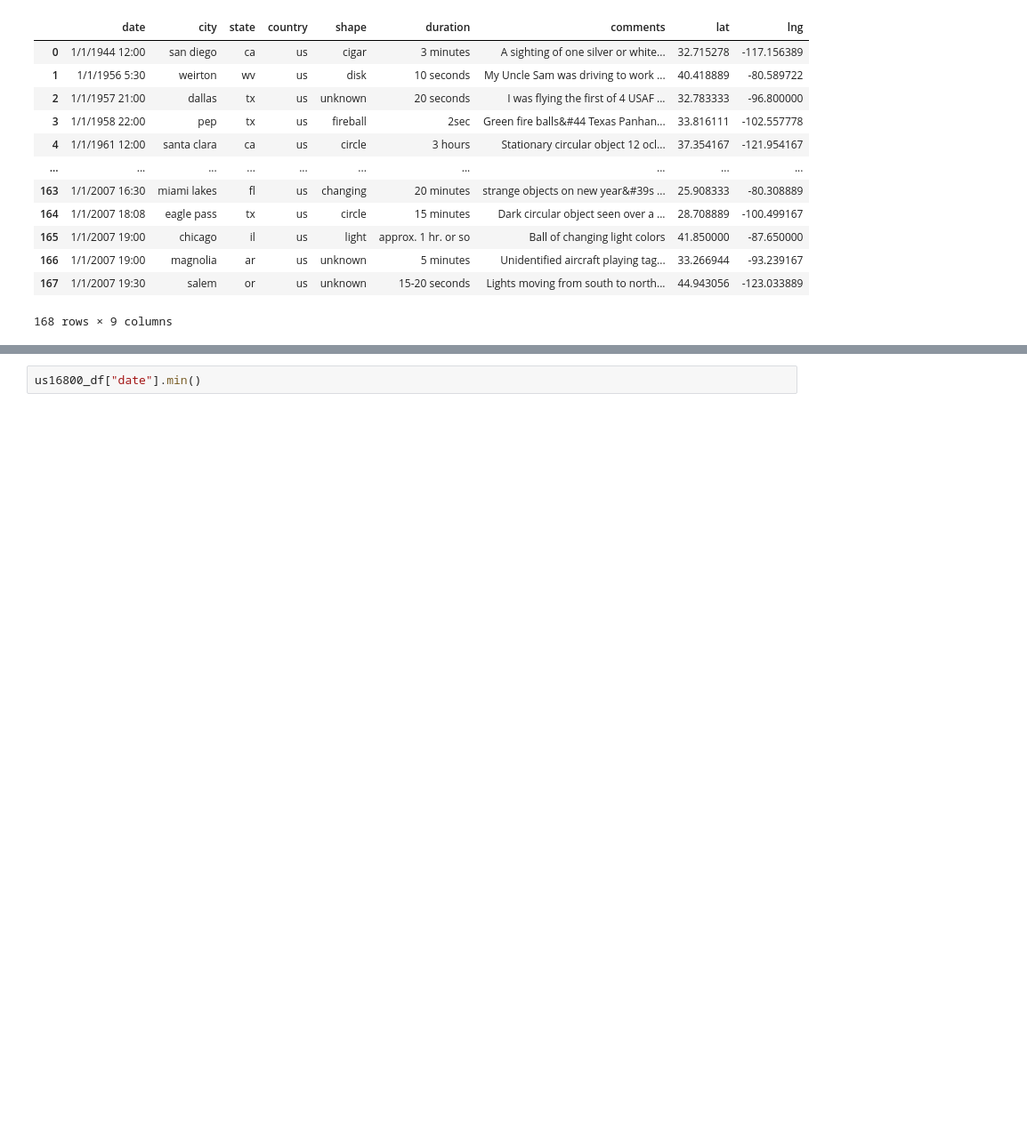
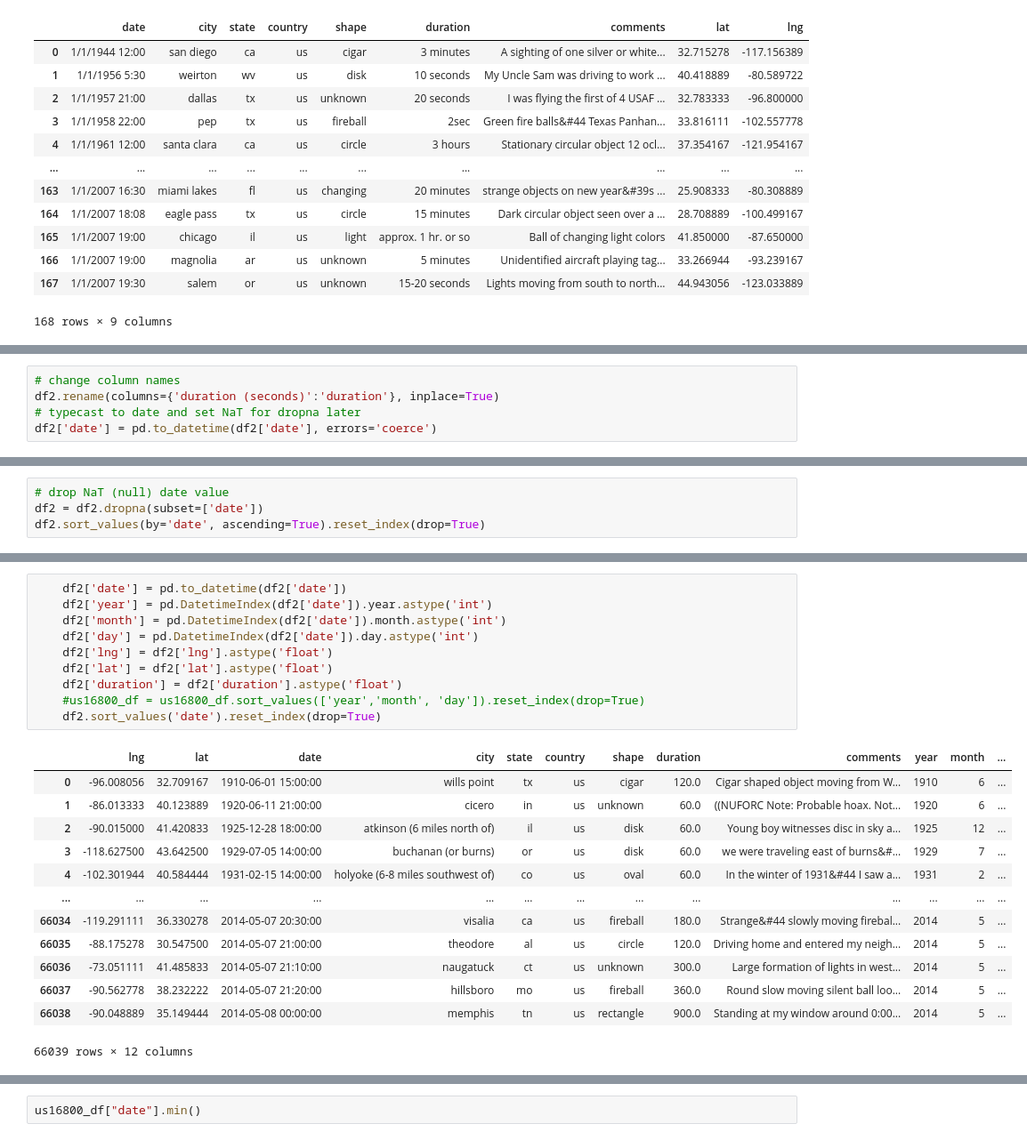
Before and after one commit to remy177/ufoProject, a Jupyter notebook: ufoCSV.ipynb, the cells around one changed output, grey strips where cells are left out. Shown at 89% size. Drawn from its saved outputs; the diff is of its cells as text; blank space fills up the shorter version.

```diff
--- a/ufoCSV.ipynb
+++ b/ufoCSV.ipynb
@@ -58,0 +62,5 @@ us168LLD_df
+# %%
+# change column names
+df2.rename(columns={'duration (seconds)':'duration'}, inplace=True)
+# typecast to date and set NaT for dropna later
+df2['date'] = pd.to_datetime(df2['date'], errors='coerce')
@@ -58,0 +81,4 @@ us168LLD_df
+# %%
+# drop NaT (null) date value
+df2 = df2.dropna(subset=['date'])
+df2.sort_values(by='date', ascending=True).reset_index(drop=True)
@@ -58,0 +99,24 @@ us168LLD_df
+# %%
+    df2['date'] = pd.to_datetime(df2['date'])
+    df2['year'] = pd.DatetimeIndex(df2['date']).year.astype('int')
+    df2['month'] = pd.DatetimeIndex(df2['date']).month.astype('int')
+    df2['day'] = pd.DatetimeIndex(df2['date']).day.astype('int')
+    df2['lng'] = df2['lng'].astype('float')
+    df2['lat'] = df2['lat'].astype('float')
+    df2['duration'] = df2['duration'].astype('float')
+    #us16800_df = us16800_df.sort_values(['year','month', 'day']).reset_index(drop=True)
+    df2.sort_values('date').reset_index(drop=True)
+# %% [output]
+|  | lng | lat | date | city | state | country | shape | duration | comments | year | month | ... |
+| 0 | -96.008056 | 32.709167 | 1910-06-01 15:00:00 | wills point | tx | us | cigar | 120.0 | Cigar shaped object moving from W... | 1910 | 6 | ... |
+| 1 | -86.013333 | 40.123889 | 1920-06-11 21:00:00 | cicero | in | us | unknown | 60.0 | ((NUFORC Note: Probable hoax. Not... | 1920 | 6 | ... |
+| 2 | -90.015000 | 41.420833 | 1925-12-28 18:00:00 | atkinson (6 miles north of) | il | us | disk | 60.0 | Young boy witnesses disc in sky a... | 1925 | 12 | ... |
+| 3 | -118.627500 | 43.642500 | 1929-07-05 14:00:00 | buchanan (or burns) | or | us | disk | 60.0 | we were traveling east of burns&#... | 1929 | 7 | ... |
+| 4 | -102.301944 | 40.584444 | 1931-02-15 14:00:00 | holyoke (6-8 miles southwest of) | co | us | oval | 60.0 | In the winter of 1931&#44 I saw a... | 1931 | 2 | ... |
+| ... | ... | ... | ... | ... | ... | ... | ... | ... | ... | ... | ... | ... |
+| 66034 | -119.291111 | 36.330278 | 2014-05-07 20:30:00 | visalia | ca | us | fireball | 180.0 | Strange&#44 slowly moving firebal... | 2014 | 5 | ... |
+| 66035 | -88.175278 | 30.547500 | 2014-05-07 21:00:00 | theodore | al | us | circle | 120.0 | Driving home and entered my neigh... | 2014 | 5 | ... |
+| 66036 | -73.051111 | 41.485833 | 2014-05-07 21:10:00 | naugatuck | ct | us | unknown | 300.0 | Large formation of lights in west... | 2014 | 5 | ... |
+| 66037 | -90.562778 | 38.232222 | 2014-05-07 21:20:00 | hillsboro | mo | us | fireball | 360.0 | Round slow moving silent ball loo... | 2014 | 5 | ... |
+| 66038 | -90.048889 | 35.149444 | 2014-05-08 00:00:00 | memphis | tn | us | rectangle | 900.0 | Standing at my window around 0:00... | 2014 | 5 | ... |
+66039 rows × 12 columns
```
Also changed, not shown: parts of 21 cells of this notebook, 7 other files.
